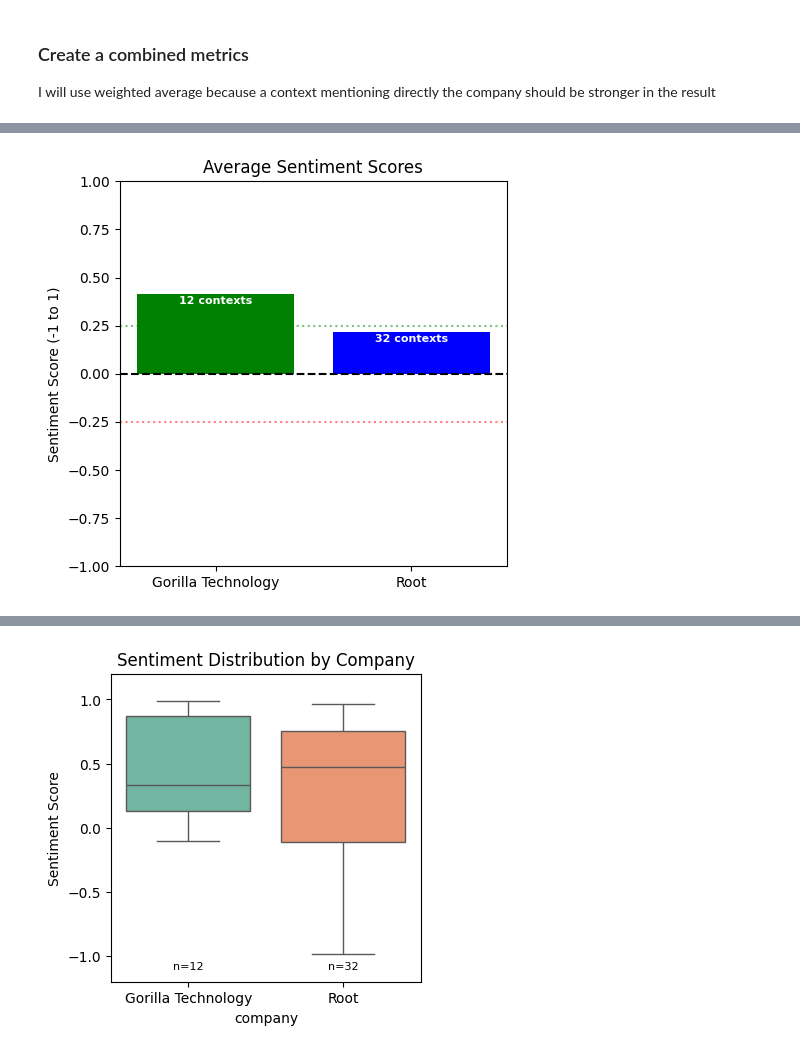
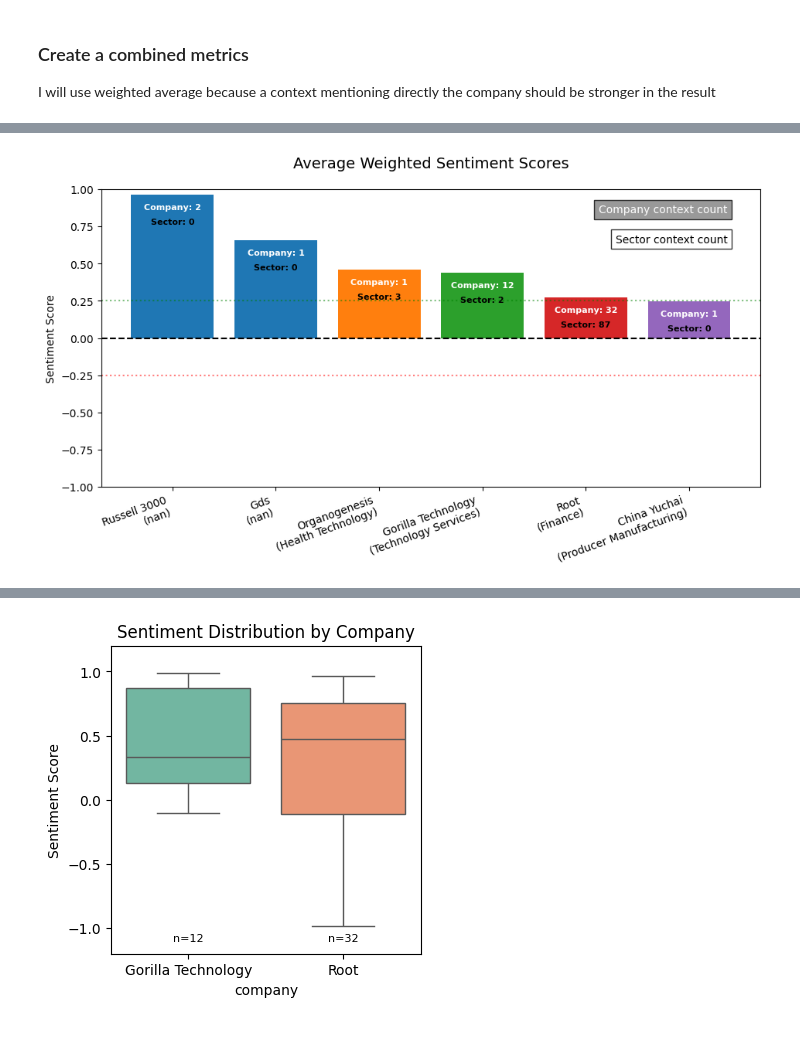
Before and after one commit to TheKusz/Python_DSM020-2024-OCT, a Jupyter notebook: Final Coursework/final coursework.ipynb, the cells around one changed output, grey strips where cells are left out. Saved outputs shown, nothing was run; the diff lists cells and outputs as text; code cells hidden in the pictures.

Commit message:
sentiment analysis and visualization

```diff
--- a/Final Coursework/final coursework.ipynb
+++ b/Final Coursework/final coursework.ipynb
@@ -933,6 +933,6 @@ sector_context_df['sector'] = sector_context_df['sector'].str.title()
 
 # Clean and format sector names
 sector_context_df = data_handler.clean_context_data(sector_context_df)
-sector_context_df = sector_context_df.drop('link', axis=1).reset_index()
+sector_context_df = sector_context_df.drop('link', axis=1)
 sector_context_df.head(3)
 # %% [output]
@@ -1030,0 +1046,5 @@ company_sentiment.sort_values(by='sentiment', ascending=False)
+# %%
+# Get average sentiments
+company_sentiment_mean = company_context_df.groupby('company')['sentiment'].mean()
+company_sentiment_mean.sort_values(ascending=False, inplace=True)
+company_sentiment_mean
@@ -1034,5 +1065,5 @@ Root has the lowest score with China Yuchai.
 # %%
-sector_context_df = analyzer.add_sentiment_scores(clean_company_df)
-sector_sentiment = sector_context_df.groupby('sector')['sentiment'].mean().reset_index()
-sector_sentiment.sort_values(by='sentiment', ascending=False)
+# Add sentiment scores
+sector_context_df = analyzer.add_sentiment_scores(sector_context_df)
+sector_context_df.head()
 # %% [output]
@@ -1043,0 +1076,5 @@ sector_sentiment.sort_values(by='sentiment', ascending=False)
+# %%
+# Get average sentiments
+sector_sentiment_mean = sector_context_df.groupby('sector')['sentiment'].mean()
+sector_sentiment_mean.sort_values(ascending=False, inplace=True)
+sector_sentiment_mean
@@ -1101,31 +1106,66 @@ sentiment_df['weighted_sentiment'] = (
 # %%
 import matplotlib.pyplot as plt
+import matplotlib.cm as cm
 
-# Visualization
-plt.figure(figsize=(5, 5))
-plt.bar(sentiment_results['company'], sentiment_results['sentiment'], color=['green', 'blue', 'orange'])
-plt.title('Average Sentiment Scores')
-plt.ylabel('Sentiment Score (-1 to 1)')
+# Add colors based on sector
+sectors = weighted_sentiment['sector'].unique()
+colors = cm.tab10(range(len(sectors))) # colormap
+sector_color_map = {sector: color for sector, color in zip(sectors, colors)}
+bar_colors = [sector_color_map[row['sector']] for _, row in weighted_sentiment.iterrows()]
+
+plt.figure(figsize=(11, 5))
+plt.bar(range(len(weighted_sentiment)), weighted_sentiment['sentiment'], color=bar_colors)
+plt.title('Average Weighted Sentiment Scores', fontsize=14, pad=20)
+plt.ylabel('Sentiment Score', fontsize=10)
+
+# Scores are from -1 to 1
 plt.ylim(-1, 1)
+
+# Add lines to compare
 plt.axhline(0, color='black', linestyle='--')
 plt.axhline(0.25, color='green', linestyle=':', alpha=0.5)
 plt.axhline(-0.25, color='red', linestyle=':', alpha=0.5)
 
-for index, value in enumerate(sentiment_results['sentiment']):
-    company_name = sentiment_results.iloc[index]['company']
-    context_count = clean_df[clean_df['company'] == company_name].shape[0]
+# Add sectors to x labels
+labels = [f"{row['company']}\n({row['sector']})" for _, row in weighted_sentiment.iterrows()]
+plt.xticks(range(len(weighted_sentiment)), labels, rotation=20, ha='right')
 
+# Number of company context
+for index, value in enumerate(weighted_sentiment['sentiment']):
+    company_name = weighted_sentiment.iloc[index]['company']
+    context_count = company_context_df[company_context_df['company'] == company_name].shape[0]
     plt.text(
         index,                      # x-position
-        value - 0.05,               # y-position (below bar top)
-        f"{context_count} contexts",
-        ha='center',
-        color='white',
-        fontweight='bold',
-        fontsize=8
-    )
+        value - 0.1,               # y-position (below bar top)
+        f"Company: {context_count}",
+        ha='center', color='white', fontweight='bold', fontsize=8)
+
+# Number of sector context
+for index, value in enumerate(weighted_sentiment['sentiment']):
+    sector_name = weighted_sentiment.iloc[index]['sector']
+    context_count = sector_context_df[sector_context_df['sector'] == sector_name].shape[0]
+    plt.text(
+        index,                      # x-position
+        value - 0.2,               # y-position (below bar top)
+        f"Sector: {context_count}",
+        ha='center', color='black', fontweight='bold', fontsize=8)
+
+# Legend for context nums
+# Company context
+plt.text(
+    0.95, 0.95,  # Position in top-right corner
+    "Company context count",
+    transform=plt.gca().transAxes,
+    ha='right', va='top', color='white', fontsize=10, bbox=dict(facecolor='grey', alpha=0.8, edgecolor='black'))
+
+plt.text(
+    0.95, 0.85,  # Position in top-right corner
+    "Sector context count",
+    transform=plt.gca().transAxes,
+    ha='right', va='top', color='black', fontsize=10, bbox=dict(facecolor='white', alpha=0.8, edgecolor='black'))
+
 
 plt.show()
 # %% [output]
-[figure, old version]
+[figure, new version]
 # %% [markdown]
```
Also changed, not shown: parts of 17 cells of this notebook.
